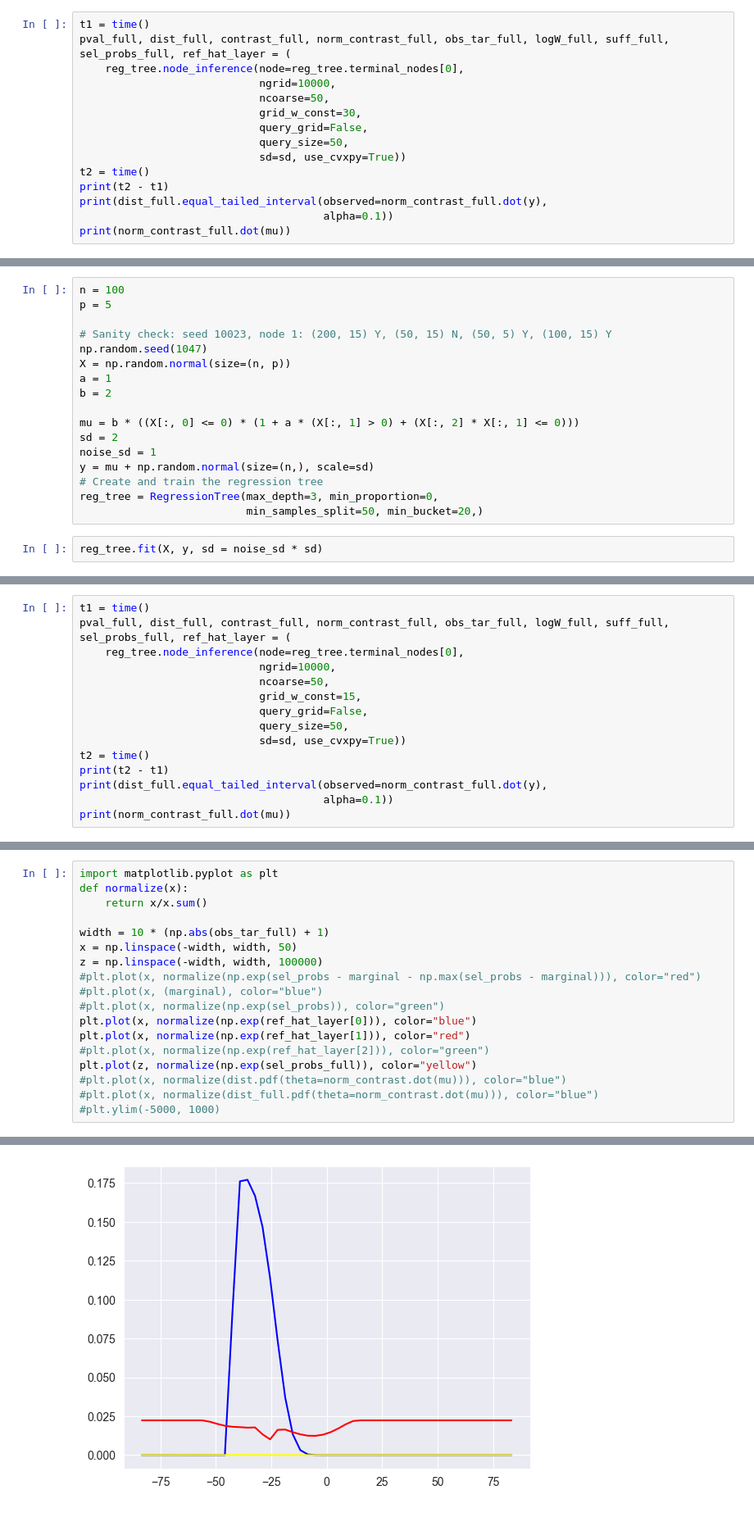
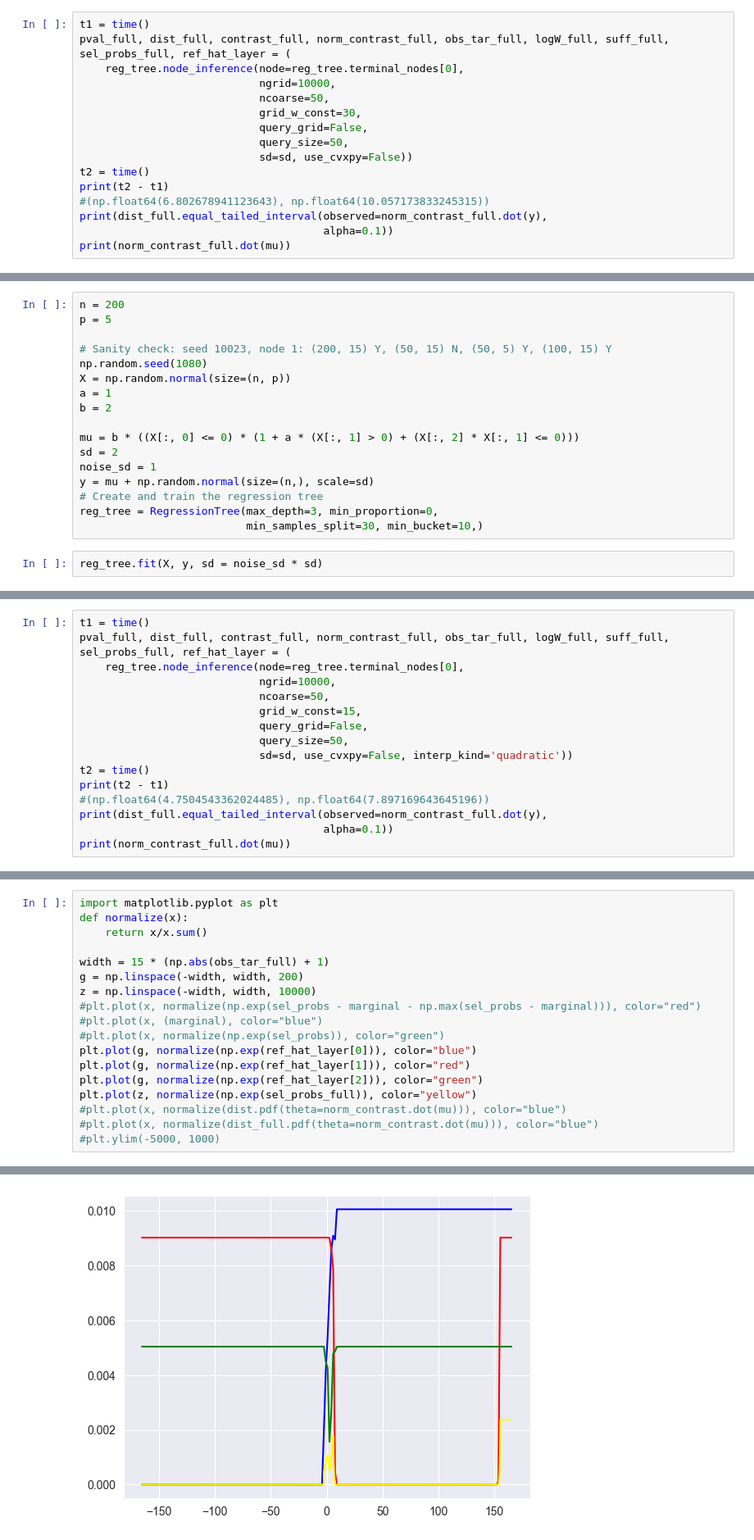
Before and after one commit to yiling-h/SI-CART, a Jupyter notebook: test_query_grid.ipynb, the cells around one changed output, grey strips where cells are left out. Shown at 82% size. Cells and saved outputs as stored; diff of their text form.

```diff
--- a/test_query_grid.ipynb
+++ b/test_query_grid.ipynb
@@ -1272,9 +1282,10 @@ pval_full, dist_full, contrast_full, norm_contrast_full, obs_tar_full, logW_full
                             grid_w_const=30,
                             query_grid=False,
                             query_size=50,
-                            sd=sd, use_cvxpy=True))
+                            sd=sd, use_cvxpy=False))
 t2 = time()
 print(t2 - t1)
+#(np.float64(6.802678941123643), np.float64(10.057173833245315))
 print(dist_full.equal_tailed_interval(observed=norm_contrast_full.dot(y),
                                       alpha=0.1))
 print(norm_contrast_full.dot(mu))
@@ -1569,9 +1619,9 @@ np.float64(0.82)
 # %%
-n = 100
+n = 200
 p = 5
 
 # Sanity check: seed 10023, node 1: (200, 15) Y, (50, 15) N, (50, 5) Y, (100, 15) Y
-np.random.seed(1047)
+np.random.seed(1080)
 X = np.random.normal(size=(n, p))
 a = 1
 b = 2
@@ -1582,7 +1632,7 @@ noise_sd = 1
 y = mu + np.random.normal(size=(n,), scale=sd)
 # Create and train the regression tree
 reg_tree = RegressionTree(max_depth=3, min_proportion=0,
-                          min_samples_split=50, min_bucket=20,)
+                          min_samples_split=30, min_bucket=10,)
 # %%
 reg_tree.fit(X, y, sd = noise_sd * sd)
 # %%
@@ -1619,9 +1669,10 @@ pval_full, dist_full, contrast_full, norm_contrast_full, obs_tar_full, logW_full
                             grid_w_const=15,
                             query_grid=False,
                             query_size=50,
-                            sd=sd, use_cvxpy=True))
+                            sd=sd, use_cvxpy=False, interp_kind='quadratic'))
 t2 = time()
 print(t2 - t1)
+#(np.float64(4.7504543362024485), np.float64(7.897169643645196))
 print(dist_full.equal_tailed_interval(observed=norm_contrast_full.dot(y),
                                       alpha=0.1))
 print(norm_contrast_full.dot(mu))
@@ -1632,21 +1683,21 @@ print(norm_contrast_full.dot(mu))
 # %%
 import matplotlib.pyplot as plt
 def normalize(x):
     return x/x.sum()
 
-width = 10 * (np.abs(obs_tar_full) + 1)
-x = np.linspace(-width, width, 50)
-z = np.linspace(-width, width, 100000)
+width = 15 * (np.abs(obs_tar_full) + 1)
+g = np.linspace(-width, width, 200)
+z = np.linspace(-width, width, 10000)
 #plt.plot(x, normalize(np.exp(sel_probs - marginal - np.max(sel_probs - marginal))), color="red")
 #plt.plot(x, (marginal), color="blue")
 #plt.plot(x, normalize(np.exp(sel_probs)), color="green")
-plt.plot(x, normalize(np.exp(ref_hat_layer[0])), color="blue")
-plt.plot(x, normalize(np.exp(ref_hat_layer[1])), color="red")
-#plt.plot(x, normalize(np.exp(ref_hat_layer[2])), color="green")
+plt.plot(g, normalize(np.exp(ref_hat_layer[0])), color="blue")
+plt.plot(g, normalize(np.exp(ref_hat_layer[1])), color="red")
+plt.plot(g, normalize(np.exp(ref_hat_layer[2])), color="green")
 plt.plot(z, normalize(np.exp(sel_probs_full)), color="yellow")
 #plt.plot(x, normalize(dist.pdf(theta=norm_contrast.dot(mu))), color="blue")
 #plt.plot(x, normalize(dist_full.pdf(theta=norm_contrast.dot(mu))), color="blue")
 #plt.ylim(-5000, 1000)
 # %% [output]
 [<matplotlib.lines.Line2D at 0x...>]
-[figure, old version]
+[figure, new version]
```
Also changed, not shown: parts of 22 cells of this notebook, 14 other files.
